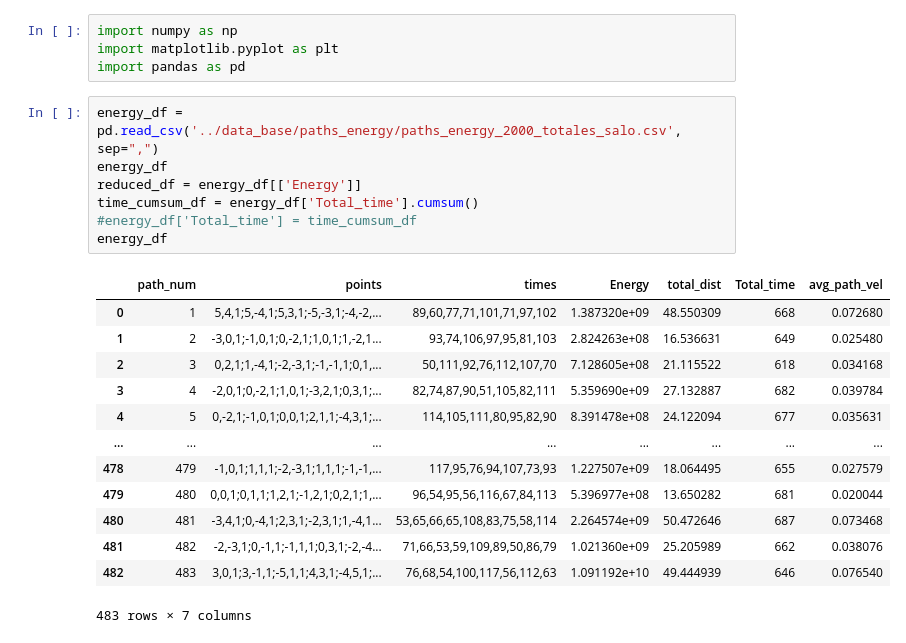
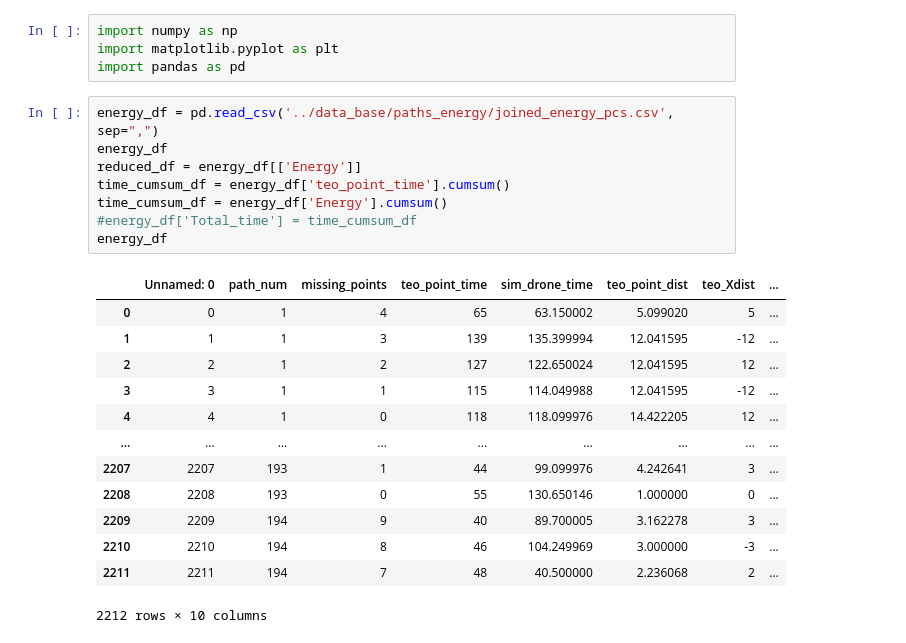
Before and after one commit to salogranada/drone_irrigation, a Jupyter notebook: src/scripts_ML/graphs.ipynb, the cells around one changed output. Saved outputs shown, nothing was run; the diff lists cells and outputs as text.

```diff
--- a/src/scripts_ML/graphs.ipynb
+++ b/src/scripts_ML/graphs.ipynb
@@ -3,24 +3,25 @@ import numpy as np
 import matplotlib.pyplot as plt
 import pandas as pd
 # %%
-energy_df = pd.read_csv('../data_base/paths_energy/paths_energy_2000_totales_salo.csv', sep=",")
+energy_df = pd.read_csv('../data_base/paths_energy/joined_energy_pcs.csv', sep=",")
 energy_df
 reduced_df = energy_df[['Energy']]
-time_cumsum_df = energy_df['Total_time'].cumsum()
+time_cumsum_df = energy_df['teo_point_time'].cumsum()
+time_cumsum_df = energy_df['Energy'].cumsum()
 #energy_df['Total_time'] = time_cumsum_df
 energy_df
 # %% [output]
-|  | path_num | points | times | Energy | total_dist | Total_time | avg_path_vel |
-| 0 | 1 | 5,4,1;5,-4,1;5,3,1;-5,-3,1;-4,-2,... | 89,60,77,71,101,71,97,102 | 1.387320e+09 | 48.550309 | 668 | 0.072680 |
-| 1 | 2 | -3,0,1;-1,0,1;0,-2,1;1,0,1;1,-2,1... | 93,74,106,97,95,81,103 | 2.824263e+08 | 16.536631 | 649 | 0.025480 |
-| 2 | 3 | 0,2,1;1,-4,1;-2,-3,1;-1,-1,1;0,1,... | 50,111,92,76,112,107,70 | 7.128605e+08 | 21.115522 | 618 | 0.034168 |
-| 3 | 4 | -2,0,1;0,-2,1;1,0,1;-3,2,1;0,3,1;... | 82,74,87,90,51,105,82,111 | 5.359690e+09 | 27.132887 | 682 | 0.039784 |
-| 4 | 5 | 0,-2,1;-1,0,1;0,0,1;2,1,1;-4,3,1;... | 114,105,111,80,95,82,90 | 8.391478e+08 | 24.122094 | 677 | 0.035631 |
-| ... | ... | ... | ... | ... | ... | ... | ... |
-| 478 | 479 | -1,0,1;1,1,1;-2,-3,1;1,1,1;-1,-1,... | 117,95,76,94,107,73,93 | 1.227507e+09 | 18.064495 | 655 | 0.027579 |
-| 479 | 480 | 0,0,1;0,1,1;1,2,1;-1,2,1;0,2,1;1,... | 96,54,95,56,116,67,84,113 | 5.396977e+08 | 13.650282 | 681 | 0.020044 |
-| 480 | 481 | -3,4,1;0,-4,1;2,3,1;-2,3,1;1,-4,1... | 53,65,66,65,108,83,75,58,114 | 2.264574e+09 | 50.472646 | 687 | 0.073468 |
-| 481 | 482 | -2,-3,1;0,-1,1;-1,1,1;0,3,1;-2,-4... | 71,66,53,59,109,89,50,86,79 | 1.021360e+09 | 25.205989 | 662 | 0.038076 |
-| 482 | 483 | 3,0,1;3,-1,1;-5,1,1;4,3,1;-4,5,1;... | 76,68,54,100,117,56,112,63 | 1.091192e+10 | 49.444939 | 646 | 0.076540 |
+|  | Unnamed: 0 | path_num | missing_points | teo_point_time | sim_drone_time | teo_point_dist | teo_Xdist | ... |
+| 0 | 0 | 1 | 4 | 65 | 63.150002 | 5.099020 | 5 | ... |
+| 1 | 1 | 1 | 3 | 139 | 135.399994 | 12.041595 | -12 | ... |
+| 2 | 2 | 1 | 2 | 127 | 122.650024 | 12.041595 | 12 | ... |
+| 3 | 3 | 1 | 1 | 115 | 114.049988 | 12.041595 | -12 | ... |
+| 4 | 4 | 1 | 0 | 118 | 118.099976 | 14.422205 | 12 | ... |
+| ... | ... | ... | ... | ... | ... | ... | ... | ... |
+| 2207 | 2207 | 193 | 1 | 44 | 99.099976 | 4.242641 | 3 | ... |
+| 2208 | 2208 | 193 | 0 | 55 | 130.650146 | 1.000000 | 0 | ... |
+| 2209 | 2209 | 194 | 9 | 40 | 89.700005 | 3.162278 | 3 | ... |
+| 2210 | 2210 | 194 | 8 | 46 | 104.249969 | 3.000000 | -3 | ... |
+| 2211 | 2211 | 194 | 7 | 48 | 40.500000 | 2.236068 | 2 | ... |
-483 rows × 7 columns
+2212 rows × 10 columns
 # %%
```
Also changed, not shown: parts of 3 cells of this notebook, 13 other files.
